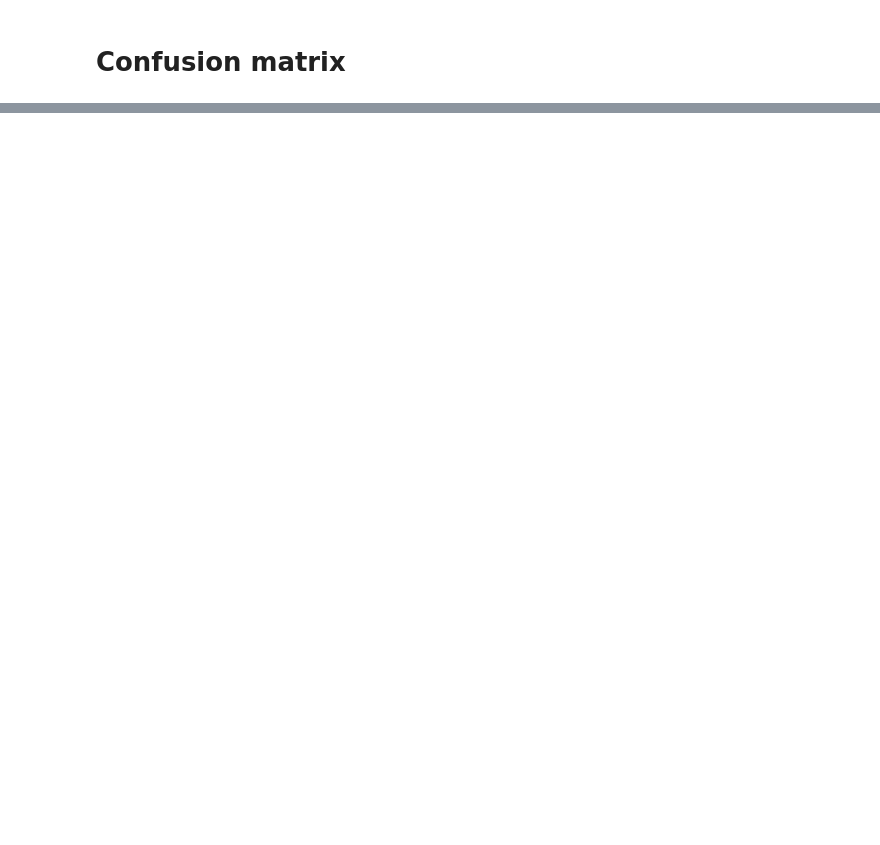
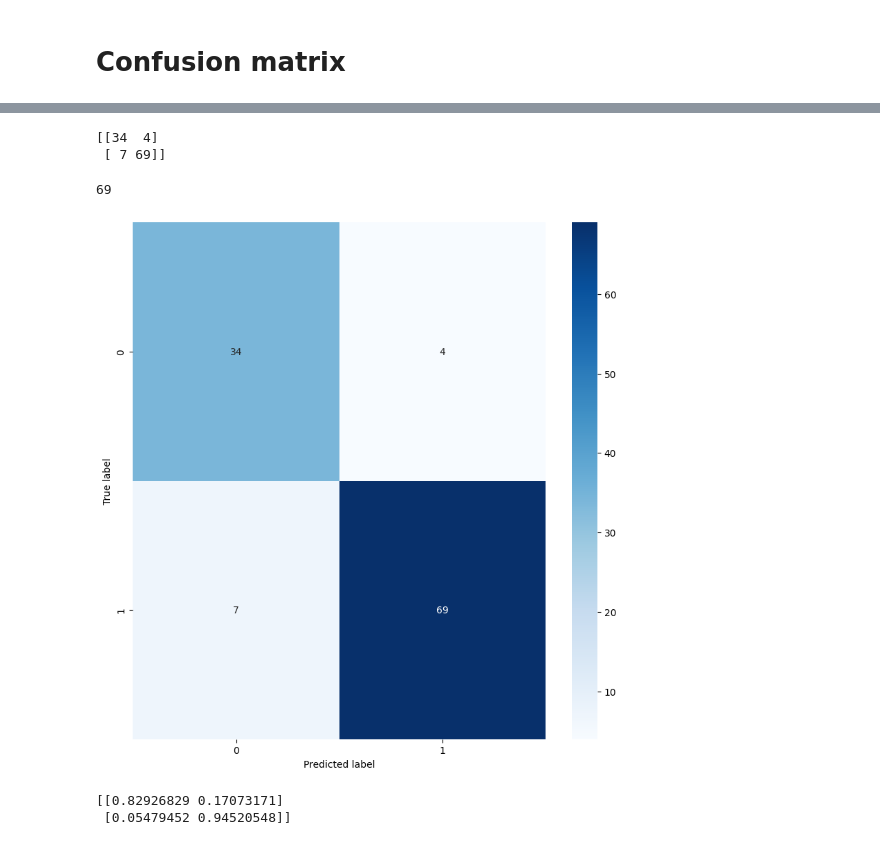
Before and after one commit to ne1s0n/bioinformateachers, a Jupyter notebook: dlb/measure_model_performance/confusion_matrix.ipynb, the cells around one changed output, grey strips where cells are left out. Cells and saved outputs as stored; diff of their text form; code cells hidden in the pictures; blank space fills up the shorter version.

Commit message:
added: heatmap and comments

```diff
--- a/dlb/measure_model_performance/confusion_matrix.ipynb
+++ b/dlb/measure_model_performance/confusion_matrix.ipynb
@@ -23,11 +59,29 @@ print(con_mat_df)
+# %%
+conf_mat_df = confusion_matrix(predicted_labels, target_labels, labels=["control","case"])
+print(conf_mat_df)
+# %% [output]
+[[34  4]
+ [ 7 69]]
+# %%
+## sanity check
+## let's get the n. of true positives (y_test == 1 AND y_pred == 1)
+bc_data.loc[(bc_data['y_test'] == 1) & (bc_data['y_pred'] == 1)].shape[0]
+# %% [output]
+69
 # %%
 import seaborn as sn
 
 figure = plt.figure(figsize=(8, 8))
-sn.heatmap(con_mat_df, annot=True,cmap=plt.cm.Blues)
+sn.heatmap(conf_mat_df, annot=True,cmap=plt.cm.Blues)
 plt.tight_layout()
 plt.ylabel('True label')
 plt.xlabel('Predicted label')
 plt.show()
+# %% [output]
+[figure, added]
 # %%
-confusion_matrix(target_labels, predicted_labels, normalize='true', labels=["control","case"])
+conf_mat_norm = confusion_matrix(target_labels, predicted_labels, normalize='true', labels=["control","case"])
+print(conf_mat_norm)
+# %% [output]
+[[0.82926829 0.17073171]
+ [0.05479452 0.94520548]]
```
Also changed, not shown: parts of 8 cells of this notebook.
